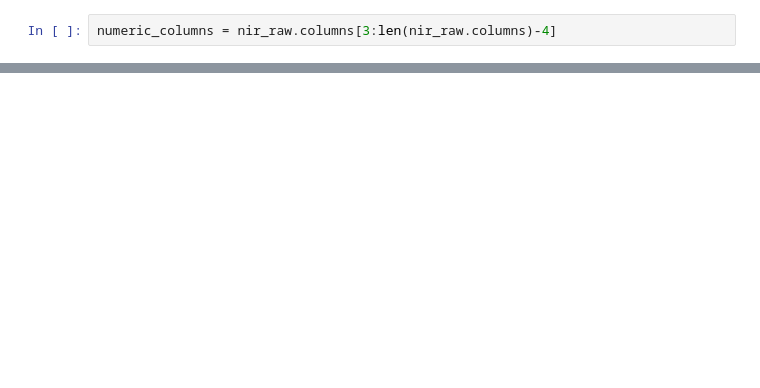
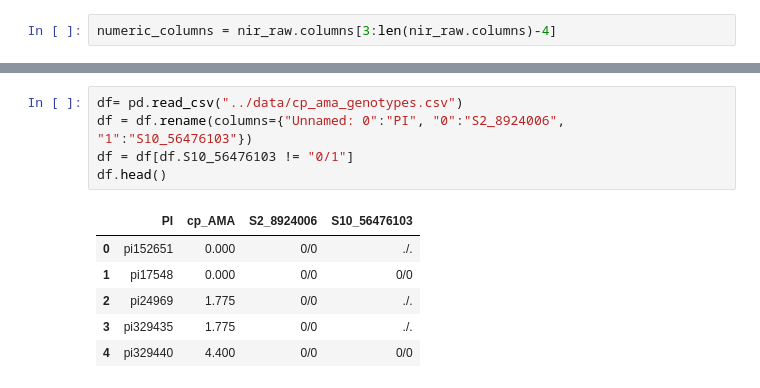
Before and after one commit to lkshiel/ACRE, a Jupyter notebook: notebooks/ACRE1.ipynb, the cells around one changed output, grey strips where cells are left out. Drawn from its saved outputs; the diff is of its cells as text; blank space fills up the shorter version.

```diff
--- a/notebooks/ACRE1.ipynb
+++ b/notebooks/ACRE1.ipynb
@@ -568,0 +361,12 @@ plt.show()
+# %%
+df= pd.read_csv("../data/cp_ama_genotypes.csv")
+df = df.rename(columns={"Unnamed: 0":"PI", "0":"S2_8924006", "1":"S10_56476103"})
+df = df[df.S10_56476103 != "0/1"]
+df.head()
+# %% [output]
+|  | PI | cp_AMA | S2_8924006 | S10_56476103 |
+| 0 | pi152651 | 0.000 | 0/0 | ./. |
+| 1 | pi17548 | 0.000 | 0/0 | 0/0 |
+| 2 | pi24969 | 1.775 | 0/0 | ./. |
+| 3 | pi329435 | 1.775 | 0/0 | ./. |
+| 4 | pi329440 | 4.400 | 0/0 | 0/0 |
```
Also changed, not shown: parts of 41 cells of this notebook, 1 other file.
